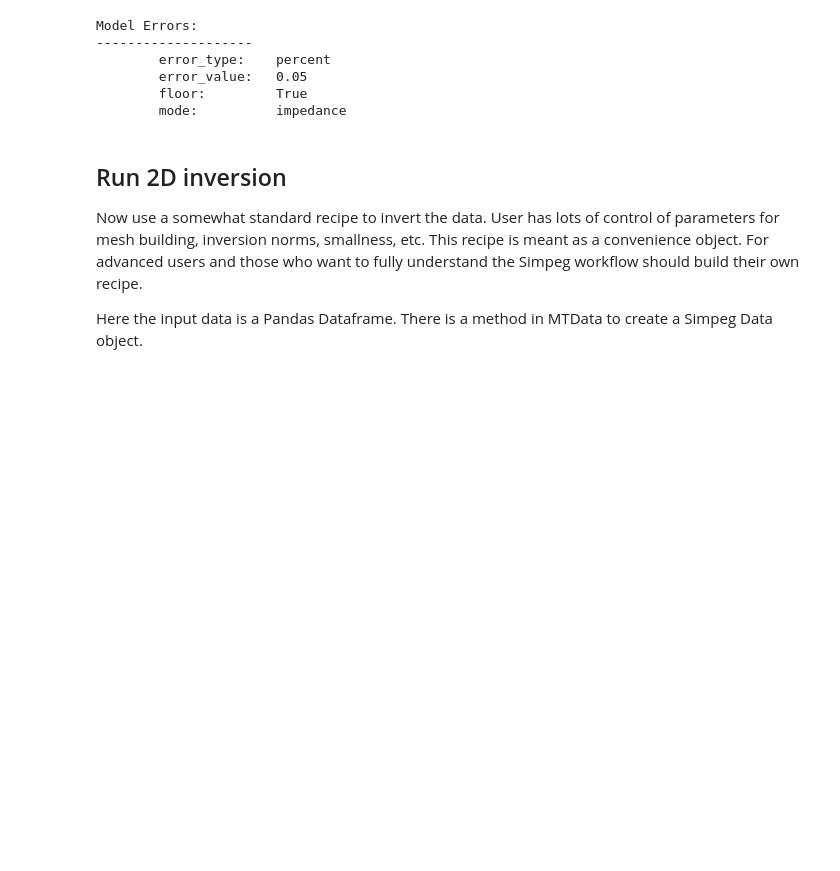
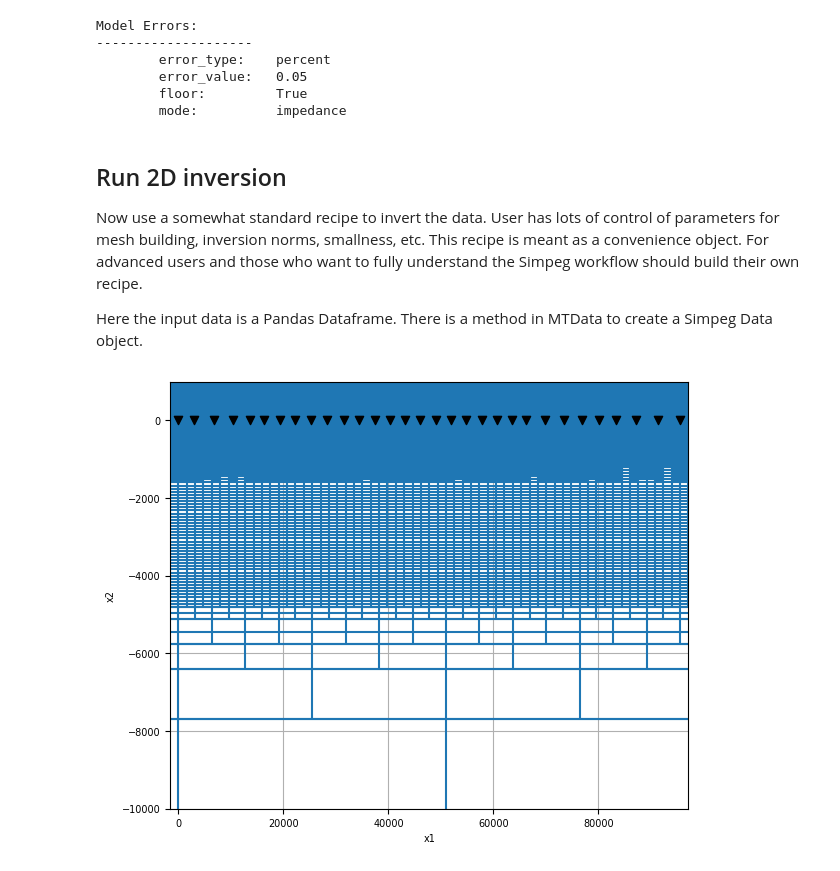
Before and after one commit to simpeg-research/earthscope-mt-course, a Jupyter notebook: notebooks/simpeg/13_2d_from_mtpy_example.ipynb, the cells around one changed output. Saved outputs shown, nothing was run; the diff lists cells and outputs as text; code cells hidden in the pictures; blank space fills up the shorter version.

```diff
--- a/notebooks/simpeg/13_2d_from_mtpy_example.ipynb
+++ b/notebooks/simpeg/13_2d_from_mtpy_example.ipynb
@@ -25,4 +25,4 @@ Steps:
 # %%
 # 1) load in data to an MTData object
 md = MTData()
-md.add_station(FWD_NE_FAULTS_PROFILE_LIST)
+md.add_station([FWD_NE_FAULTS_PROFILE_LIST[index] for index in range(0, len(FWD_NE_FAULTS_PROFILE_LIST), 3)])
@@ -72,4 +74,6 @@ Now use a somewhat standard recipe to invert the data.  User has lots of control
 
 Here the input data is a Pandas Dataframe.  There is a method in MTData to create a Simpeg Data object.
 # %%
-simpeg_2d = Simpeg2D(profile.to_dataframe())
+simpeg_2d = Simpeg2D(profile.to_dataframe(), mesh_kwargs={})
+# %% [output]
+[figure, added]
```
Also changed, not shown: parts of 5 cells of this notebook.
